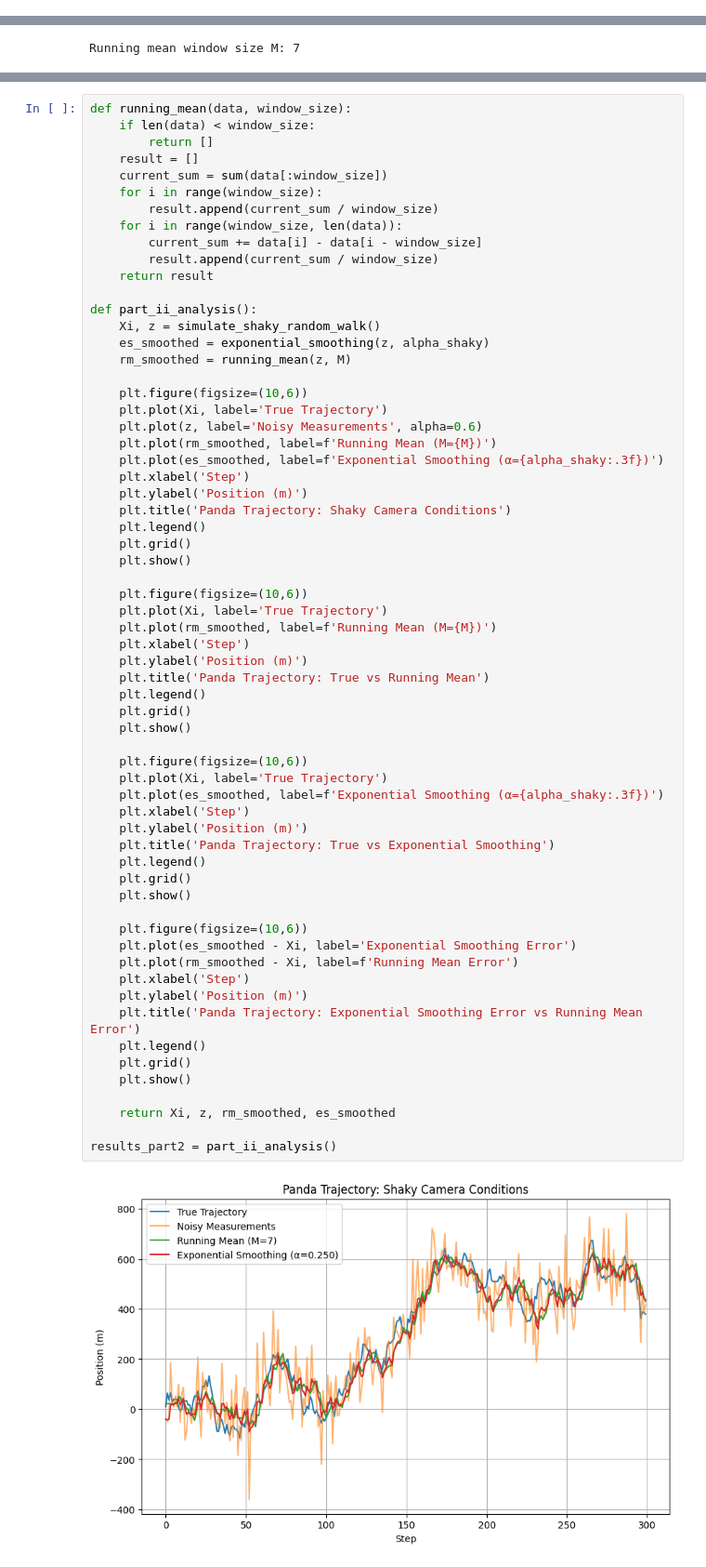
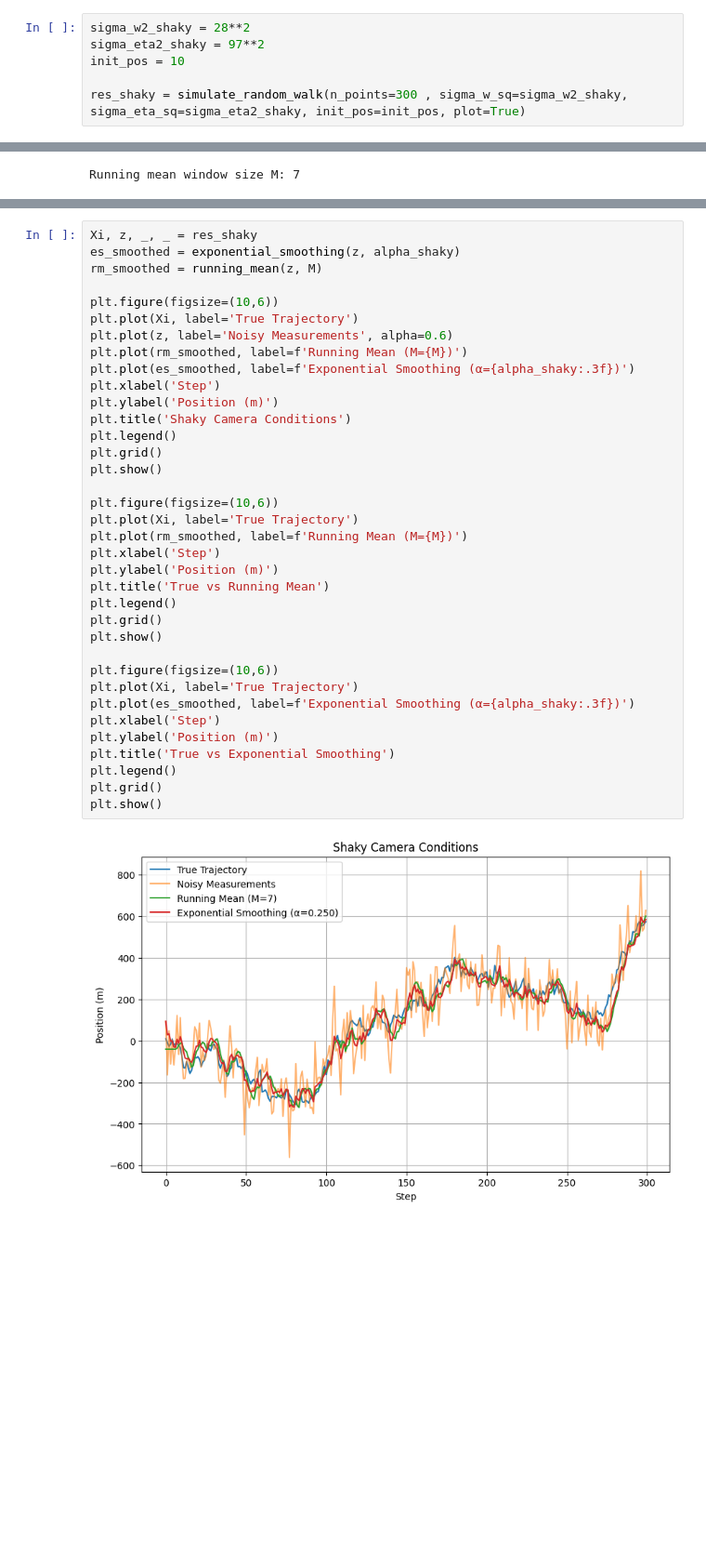
Before and after one commit to denisboborukhin/experimental_data_processing, a Jupyter notebook: tracking_panda/tracking_panda.ipynb, the cells around one changed output, grey strips where cells are left out. Shown at 93% size. Saved outputs shown, nothing was run; the diff lists cells and outputs as text; blank space fills up the shorter version.

Commit message:
feat(tracking_panda): codestyle

```diff
--- a/tracking_panda/tracking_panda.ipynb
+++ b/tracking_panda/tracking_panda.ipynb
@@ -140,0 +174,6 @@ def simulate_shaky_random_walk(n_points=300, sigma_w_sq=28**2, sigma_eta_sq=97**
+# %%
+sigma_w2_shaky = 28**2
+sigma_eta2_shaky = 97**2
+init_pos = 10
+
+res_shaky = simulate_random_walk(n_points=300 , sigma_w_sq=sigma_w2_shaky, sigma_eta_sq=sigma_eta2_shaky, init_pos=init_pos, plot=True)
@@ -165,65 +215,38 @@ Plot true trajectory, noisy measurements, running mean, and exponential smoothin
 # %%
-def running_mean(data, window_size):
-    if len(data) < window_size:
-        return []
-    result = []
-    current_sum = sum(data[:window_size])
-    for i in range(window_size):
-        result.append(current_sum / window_size)
-    for i in range(window_size, len(data)):
-        current_sum += data[i] - data[i - window_size]
-        result.append(current_sum / window_size)
-    return result
+Xi, z, _, _ = res_shaky
+es_smoothed = exponential_smoothing(z, alpha_shaky)
+rm_smoothed = running_mean(z, M)
 
-def part_ii_analysis():
-    Xi, z = simulate_shaky_random_walk()
-    es_smoothed = exponential_smoothing(z, alpha_shaky)
-    rm_smoothed = running_mean(z, M)
+plt.figure(figsize=(10,6))
+plt.plot(Xi, label='True Trajectory')
+plt.plot(z, label='Noisy Measurements', alpha=0.6)
+plt.plot(rm_smoothed, label=f'Running Mean (M={M})')
+plt.plot(es_smoothed, label=f'Exponential Smoothing (α={alpha_shaky:.3f})')
+plt.xlabel('Step')
+plt.ylabel('Position (m)')
+plt.title('Shaky Camera Conditions')
+plt.legend()
+plt.grid()
+plt.show()
 
-    plt.figure(figsize=(10,6))
-    plt.plot(Xi, label='True Trajectory')
-    plt.plot(z, label='Noisy Measurements', alpha=0.6)
-    plt.plot(rm_smoothed, label=f'Running Mean (M={M})')
-    plt.plot(es_smoothed, label=f'Exponential Smoothing (α={alpha_shaky:.3f})')
-    plt.xlabel('Step')
-    plt.ylabel('Position (m)')
-    plt.title('Panda Trajectory: Shaky Camera Conditions')
-    plt.legend()
-    plt.grid()
-    plt.show()
+plt.figure(figsize=(10,6))
+plt.plot(Xi, label='True Trajectory')
+plt.plot(rm_smoothed, label=f'Running Mean (M={M})')
+plt.xlabel('Step')
+plt.ylabel('Position (m)')
+plt.title('True vs Running Mean')
+plt.legend()
+plt.grid()
+plt.show()
 
-    plt.figure(figsize=(10,6))
-    plt.plot(Xi, label='True Trajectory')
-    plt.plot(rm_smoothed, label=f'Running Mean (M={M})')
-    plt.xlabel('Step')
-    plt.ylabel('Position (m)')
-    plt.title('Panda Trajectory: True vs Running Mean')
-    plt.legend()
-    plt.grid()
-    plt.show()
-
-    plt.figure(figsize=(10,6))
-    plt.plot(Xi, label='True Trajectory')
-    plt.plot(es_smoothed, label=f'Exponential Smoothing (α={alpha_shaky:.3f})')
-    plt.xlabel('Step')
-    plt.ylabel('Position (m)')
-    plt.title('Panda Trajectory: True vs Exponential Smoothing')
-    plt.legend()
-    plt.grid()
-    plt.show()
-
-    plt.figure(figsize=(10,6))
-    plt.plot(es_smoothed - Xi, label='Exponential Smoothing Error')
-    plt.plot(rm_smoothed - Xi, label=f'Running Mean Error')
-    plt.xlabel('Step')
-    plt.ylabel('Position (m)')
-    plt.title('Panda Trajectory: Exponential Smoothing Error vs Running Mean Error')
-    plt.legend()
-    plt.grid()
-    plt.show()
-
-    return Xi, z, rm_smoothed, es_smoothed
-
-results_part2 = part_ii_analysis()
+plt.figure(figsize=(10,6))
+plt.plot(Xi, label='True Trajectory')
+plt.plot(es_smoothed, label=f'Exponential Smoothing (α={alpha_shaky:.3f})')
+plt.xlabel('Step')
+plt.ylabel('Position (m)')
+plt.title('True vs Exponential Smoothing')
+plt.legend()
+plt.grid()
+plt.show()
 # %% [output]
-[figure, old version]
+[figure, new version]
```
Also changed, not shown: parts of 31 cells of this notebook.
